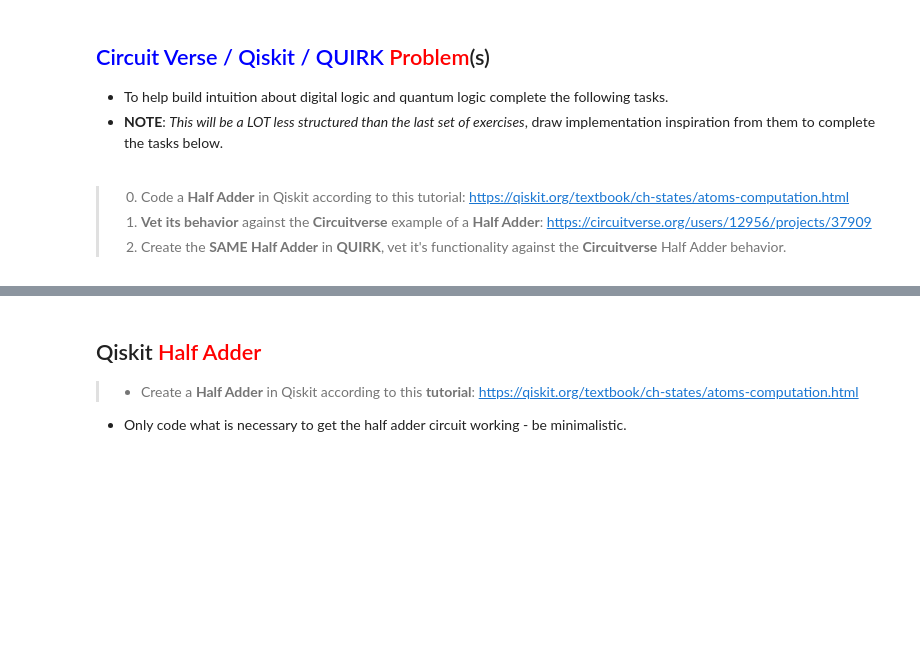
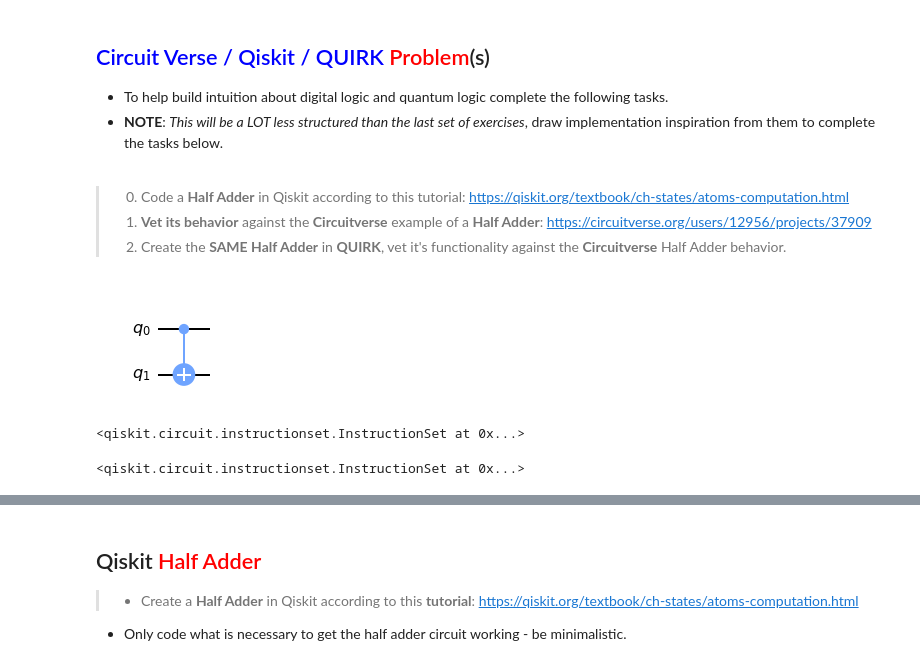
Before and after one commit to AaronCWacker/QuantumEducation, a Jupyter notebook: QC_WorkShop/3-Quantum Circuits.ipynb, the cells around one changed output, grey strips where cells are left out. Cells and saved outputs as stored; diff of their text form; code cells hidden in the pictures; blank space fills up the shorter version.

```diff
--- a/QC_WorkShop/3-Quantum Circuits.ipynb
+++ b/QC_WorkShop/3-Quantum Circuits.ipynb
@@ -1519,0 +1577,19 @@ https://algassert.com/quirk#circuit={%22cols%22:[[%22~bhpb%22]],%22gates%22:[{%2
+# %%
+qc = QuantumCircuit(2)
+qc.cx(0,1)
+qc.draw(output='mpl')
+# %% [output]
+[figure, added]
+# %%
+qc = QuantumCircuit(4,2)
+# encode inputs in qubits 0 and 1
+qc.x(0) #flips 1st qubit to 1
+qc.x(1) #flips 2nd qubit to 1 since we want to perform the addition 1+1
+# %% [output]
+<qiskit.circuit.instructionset.InstructionSet at 0x...>
+# %%
+# use cnots to write the XOR of the inputs on qubit 2
+qc.cx(0,2)
+qc.cx(1,2)
+# %% [output]
+<qiskit.circuit.instructionset.InstructionSet at 0x...>
```
Also changed, not shown: parts of 17 cells of this notebook, 7 other files.
